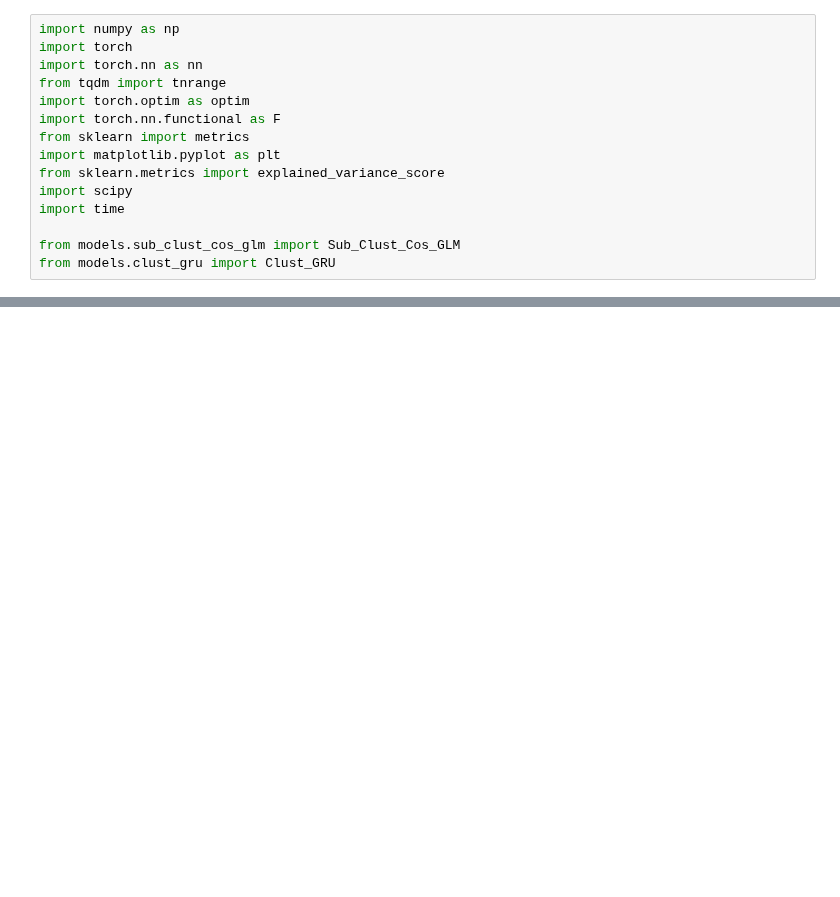
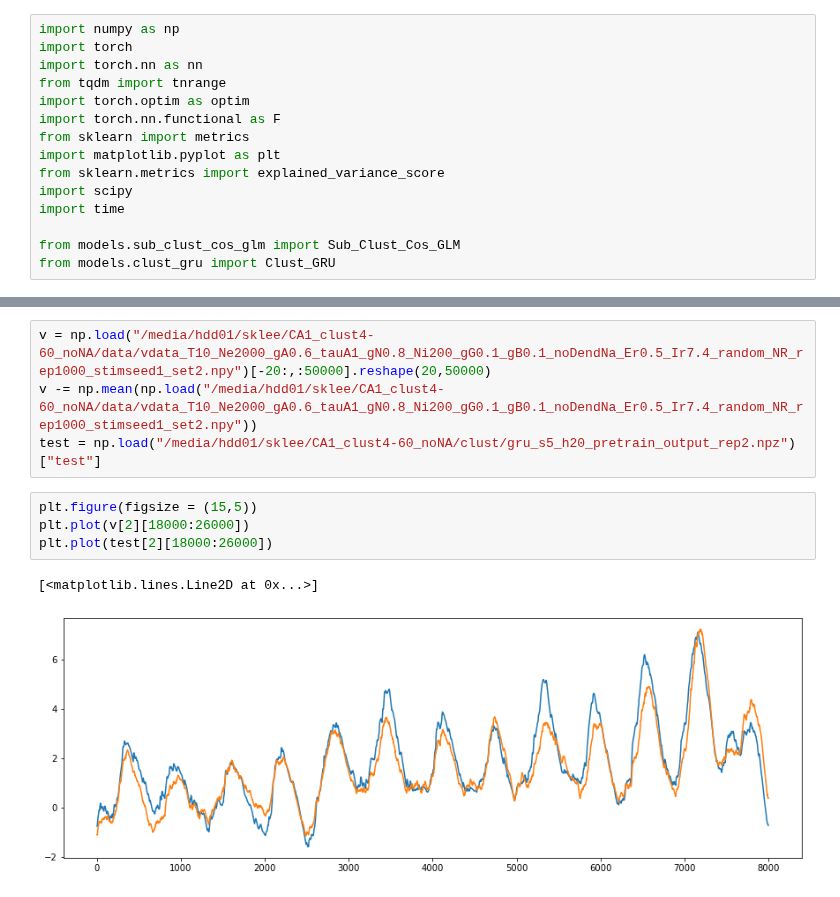
Before and after one commit to yjkimnada/dendrite, a Jupyter notebook: test_clust_models.ipynb, the cells around one changed output, grey strips where cells are left out. Cells and saved outputs as stored; diff of their text form; blank space fills up the shorter version.

```diff
--- a/test_clust_models.ipynb
+++ b/test_clust_models.ipynb
@@ -125,0 +136,11 @@ elif (model_type == "glm"):
+# %%
+v = np.load("/media/hdd01/sklee/CA1_clust4-60_noNA/data/vdata_T10_Ne2000_gA0.6_tauA1_gN0.8_Ni200_gG0.1_gB0.1_noDendNa_Er0.5_Ir7.4_random_NR_rep1000_stimseed1_set2.npy")[-20:,:50000].reshape(20,50000)
+v -= np.mean(np.load("/media/hdd01/sklee/CA1_clust4-60_noNA/data/vdata_T10_Ne2000_gA0.6_tauA1_gN0.8_Ni200_gG0.1_gB0.1_noDendNa_Er0.5_Ir7.4_random_NR_rep1000_stimseed1_set2.npy"))
+test = np.load("/media/hdd01/sklee/CA1_clust4-60_noNA/clust/gru_s5_h20_pretrain_output_rep2.npz")["test"]
+# %%
+plt.figure(figsize = (15,5))
+plt.plot(v[2][18000:26000])
+plt.plot(test[2][18000:26000])
+# %% [output]
+[<matplotlib.lines.Line2D at 0x...>]
+[figure, added]
```
Also changed, not shown: parts of 6 cells of this notebook, 25 other files.
